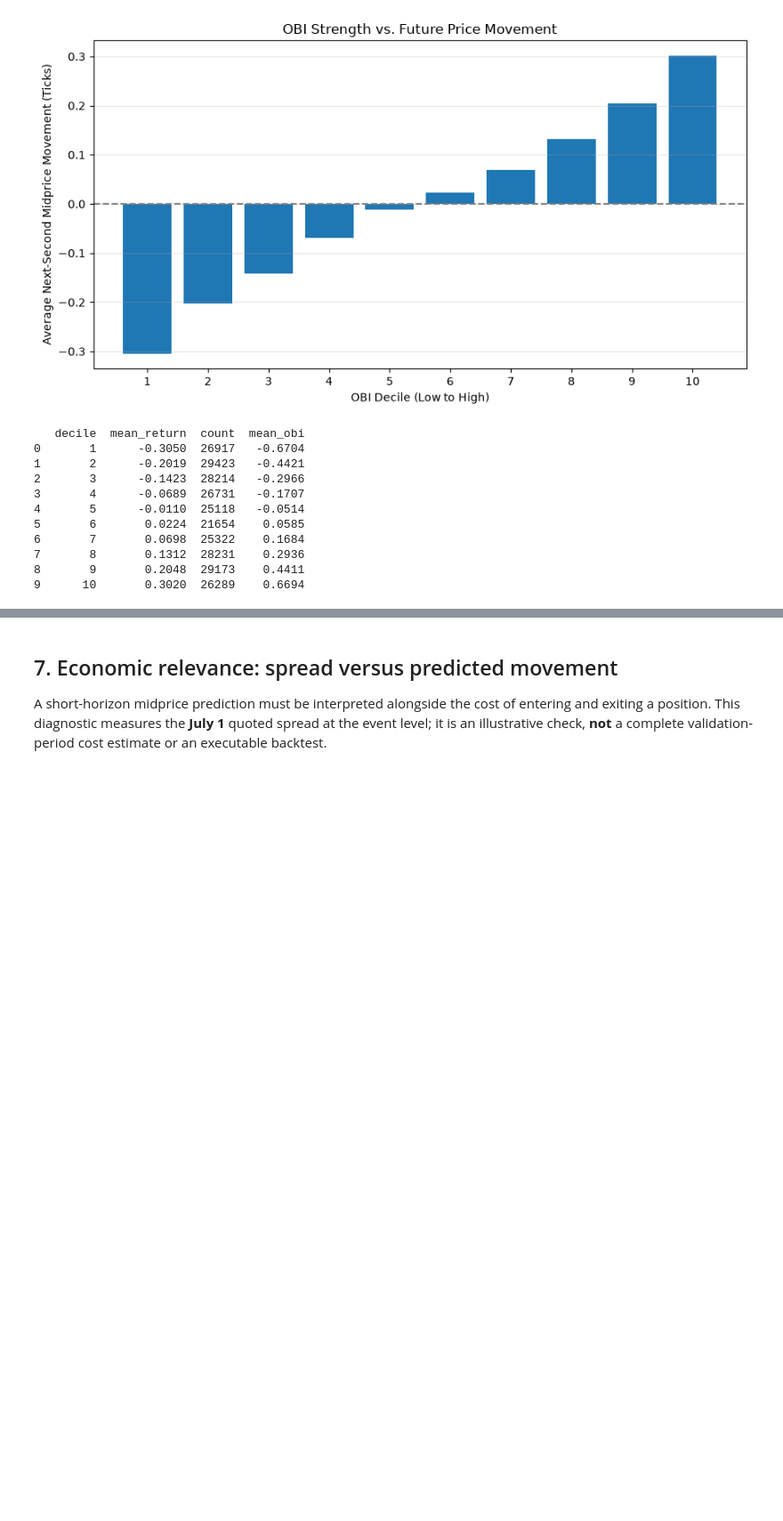
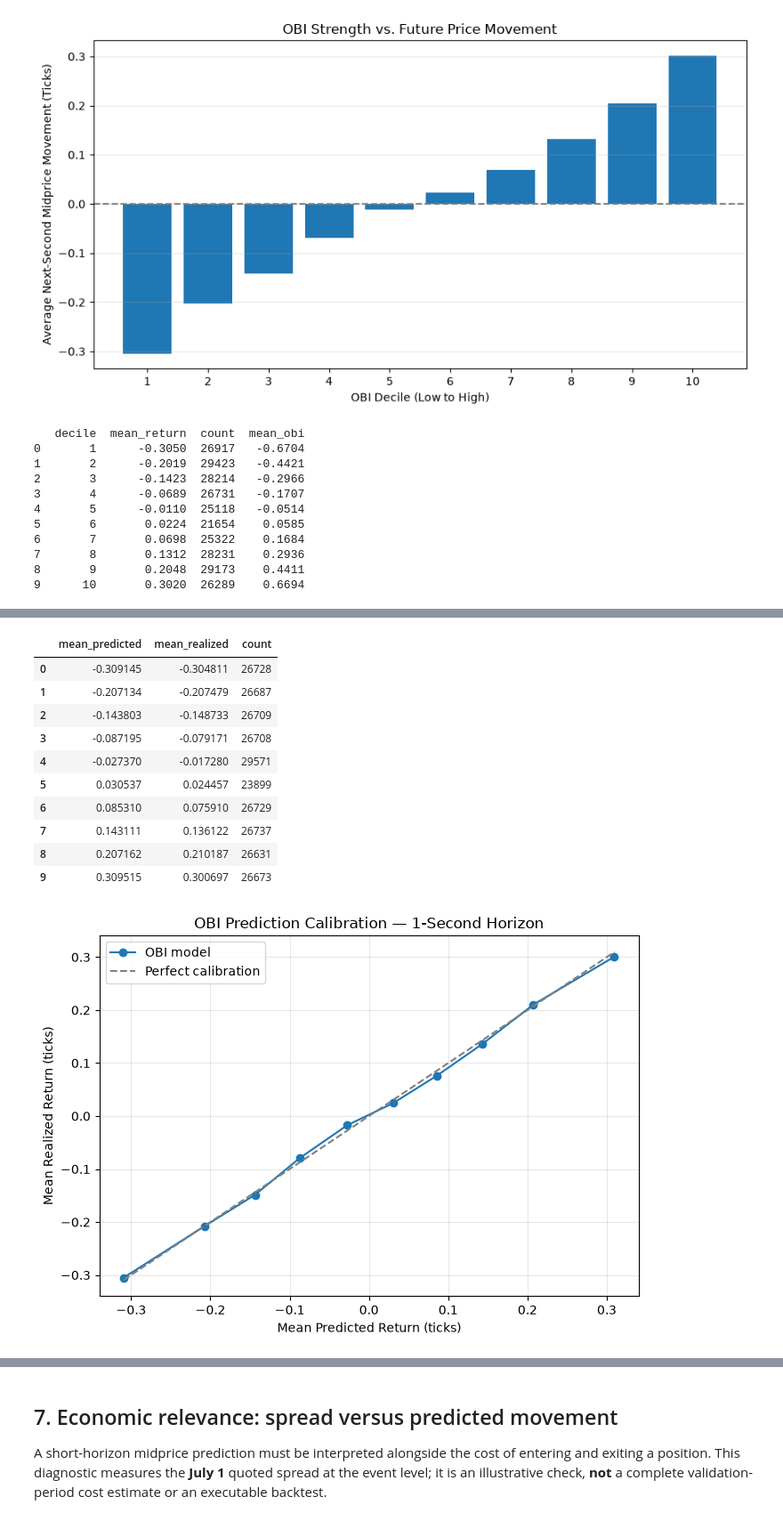
Before and after one commit to dehlandivya/finm37000-grp-2copy, a Jupyter notebook: notebooks/multi_session_analysis.ipynb, the cells around one changed output, grey strips where cells are left out. Shown at 89% size. Cells and saved outputs as stored; diff of their text form; code cells hidden in the pictures; blank space fills up the shorter version.

```diff
--- a/notebooks/multi_session_analysis.ipynb
+++ b/notebooks/multi_session_analysis.ipynb
@@ -449,0 +780,77 @@ print(decile_summary.round(4))
+# %%
+# Fit OBI model on training data
+features = ["obi"]
+target = "fwd_1s_ticks"
+
+train_clean = train.dropna(subset=features + [target])
+test_clean = test.dropna(subset=features + [target])
+
+model = LinearRegression()
+model.fit(train_clean[features], train_clean[target])
+
+# Generate held-out predictions
+calibration = test_clean[[target]].copy()
+calibration["predicted"] = model.predict(test_clean[features])
+
+# Group predictions into 10 bins
+calibration["bin"] = pd.qcut(
+    calibration["predicted"],
+    q=10,
+    duplicates="drop",
+)
+
+calibration_summary = (
+    calibration.groupby("bin", observed=True)
+    .agg(
+        mean_predicted=("predicted", "mean"),
+        mean_realized=(target, "mean"),
+        count=(target, "size"),
+    )
+    .reset_index(drop=True)
+)
+
+display(calibration_summary)
+
+# Plot predicted vs. realized returns
+plt.figure(figsize=(7, 5))
+
+plt.plot(
+    calibration_summary["mean_predicted"],
+    calibration_summary["mean_realized"],
+    marker="o",
+    label="OBI model",
+)
+
+limits = [
+    min(
+        calibration_summary["mean_predicted"].min(),
+        calibration_summary["mean_realized"].min(),
+    ),
+    max(
+        calibration_summary["mean_predicted"].max(),
+        calibration_summary["mean_realized"].max(),
+    ),
+]
+
+plt.plot(limits, limits, "--", color="gray", label="Perfect calibration")
+
+plt.xlabel("Mean Predicted Return (ticks)")
+plt.ylabel("Mean Realized Return (ticks)")
+plt.title("OBI Prediction Calibration — 1-Second Horizon")
+plt.legend()
+plt.grid(alpha=0.3)
+plt.tight_layout()
+plt.show()
+# %% [output]
+|  | mean_predicted | mean_realized | count |
+| 0 | -0.309145 | -0.304811 | 26728 |
+| 1 | -0.207134 | -0.207479 | 26687 |
+| 2 | -0.143803 | -0.148733 | 26709 |
+| 3 | -0.087195 | -0.079171 | 26708 |
+| 4 | -0.027370 | -0.017280 | 29571 |
+| 5 | 0.030537 | 0.024457 | 23899 |
+| 6 | 0.085310 | 0.075910 | 26729 |
+| 7 | 0.143111 | 0.136122 | 26737 |
+| 8 | 0.207162 | 0.210187 | 26631 |
+| 9 | 0.309515 | 0.300697 | 26673 |
+[figure, added]
```
Also changed, not shown: parts of 20 cells of this notebook.
